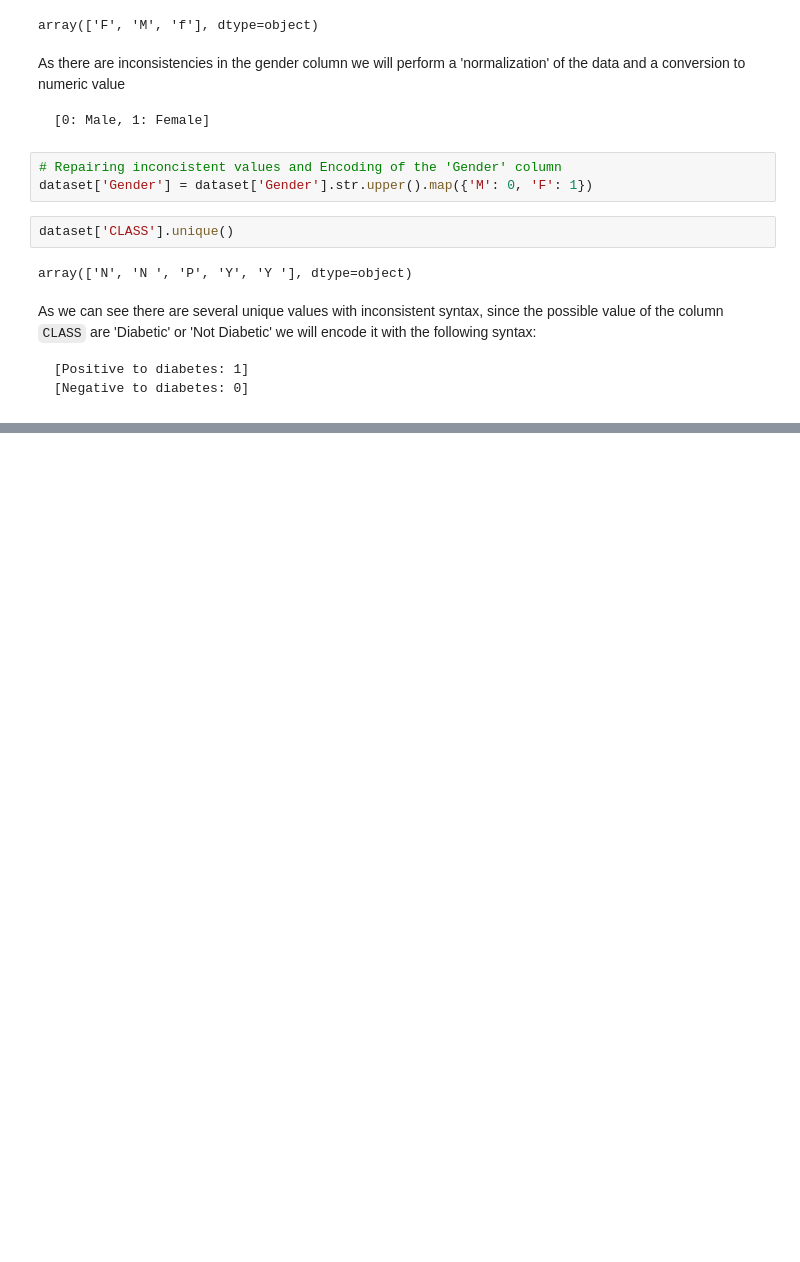
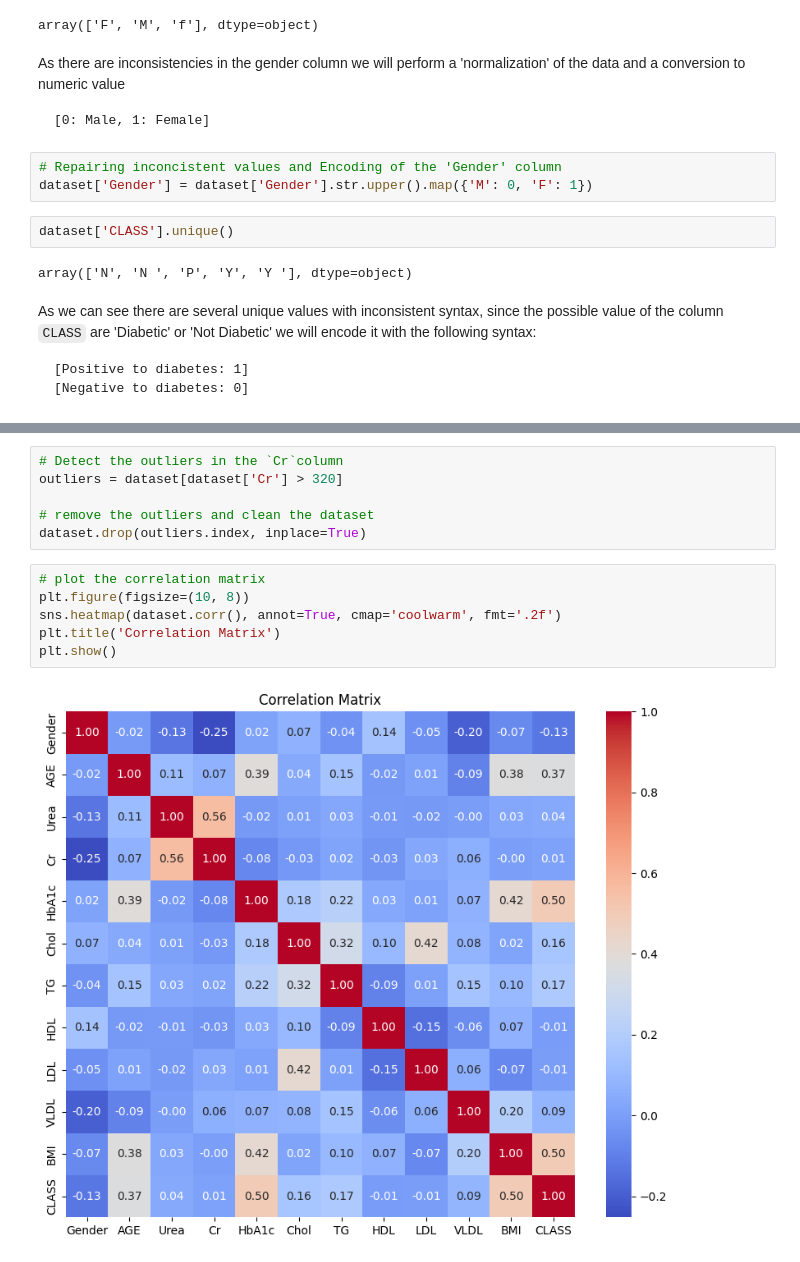
Before and after one commit to tbimbato/Diabetes-Dataset-EDA-and-prediction, a Jupyter notebook: notebooks/EDA.ipynb, the cells around one changed output, grey strips where cells are left out. Drawn from its saved outputs; the diff is of its cells as text; blank space fills up the shorter version.

Commit message:
First steps in Outlier detenction

```diff
--- a/notebooks/EDA.ipynb
+++ b/notebooks/EDA.ipynb
@@ -154,0 +237,14 @@ array([0, 1])
+# %%
+# Detect the outliers in the `Cr`column
+outliers = dataset[dataset['Cr'] > 320]
+
+# remove the outliers and clean the dataset
+dataset.drop(outliers.index, inplace=True)
+# %%
+# plot the correlation matrix
+plt.figure(figsize=(10, 8))
+sns.heatmap(dataset.corr(), annot=True, cmap='coolwarm', fmt='.2f')
+plt.title('Correlation Matrix')
+plt.show()
+# %% [output]
+[figure, added]
```
Also changed, not shown: parts of 9 cells of this notebook, 2 other files.
